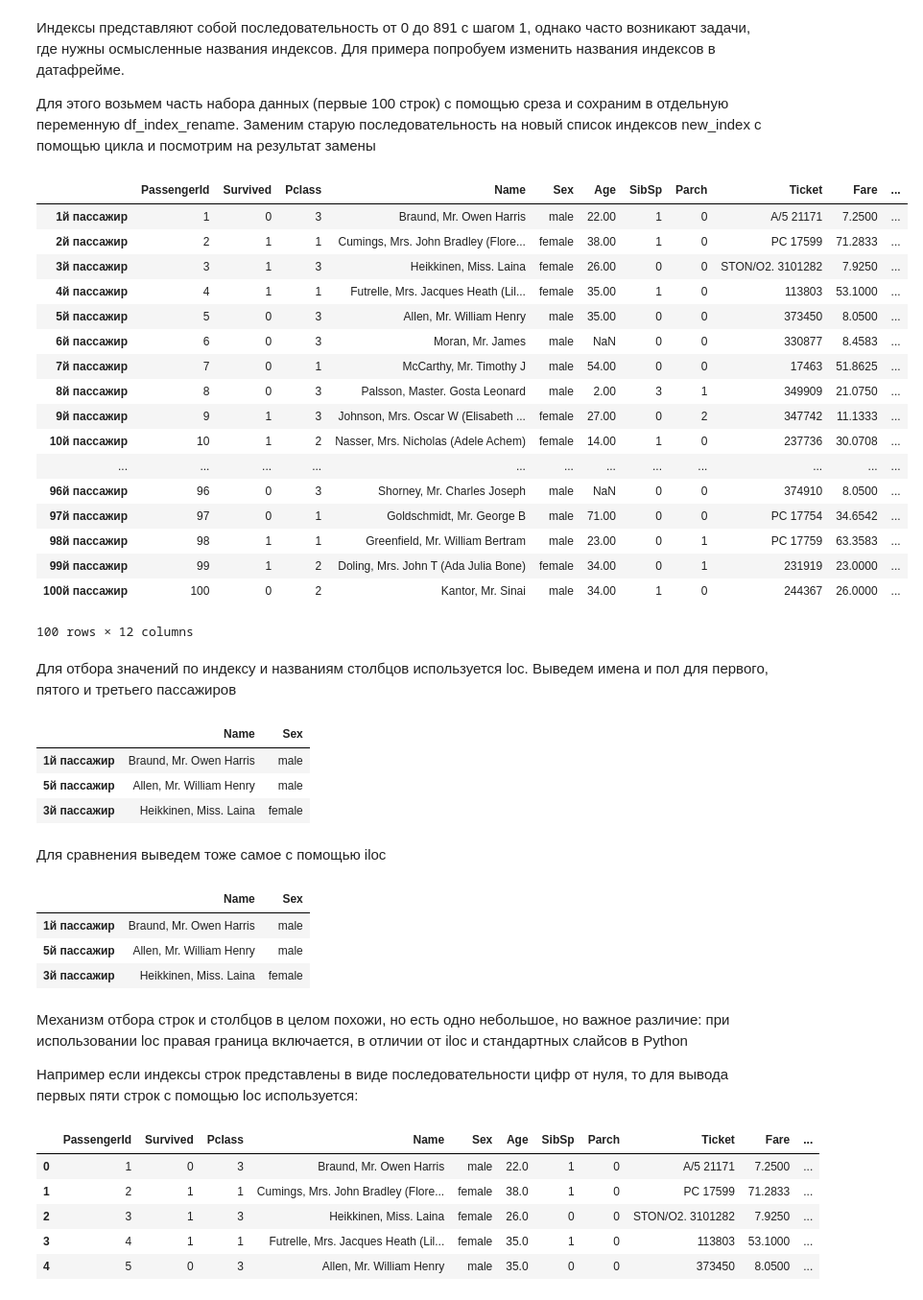
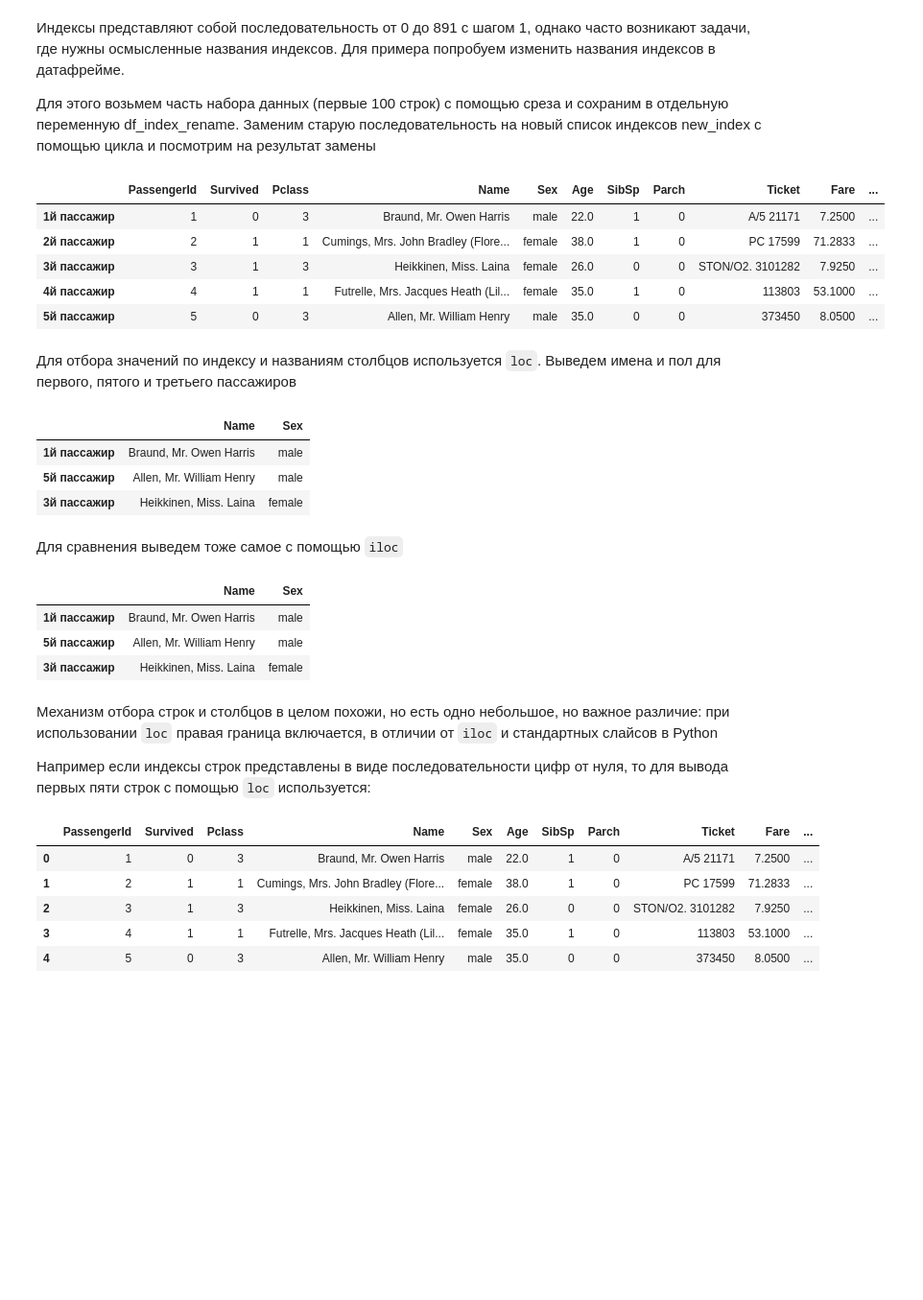
Before and after one commit to Kereat/Notes, a Jupyter notebook: 2. Введение в Pandas/Pandas.ipynb, the cells around one changed output. Shown: that part at 96% size. Drawn from its saved outputs; the diff is of its cells as text; code cells hidden in the pictures; blank space fills up the shorter version.

```diff
--- a/2. Введение в Pandas/Pandas.ipynb
+++ b/2. Введение в Pandas/Pandas.ipynb
@@ -14,3 +88,3 @@ import numpy as np
 # %%
-df = pd.read_csv('train.csv')
+df = pd.read_csv('../Data/Titanic/train.csv')
 # %% [markdown]
@@ -301,34 +379,22 @@ RangeIndex(start=0, stop=891, step=1)
 # %%
 df_index_rename = df.iloc[0:100]
 new_index = []
 i = 1
 while i <  df_index_rename.shape[0] + 1:
     new_index.append(str(i) + 'й пассажир')
     i += 1
 df_index_rename.index = new_index
 
-df_index_rename
+df_index_rename.head()
 # %% [output]
 |  | PassengerId | Survived | Pclass | Name | Sex | Age | SibSp | Parch | Ticket | Fare | ... |
-| 1й пассажир | 1 | 0 | 3 | Braund, Mr. Owen Harris | male | 22.00 | 1 | 0 | A/5 21171 | 7.2500 | ... |
-| 2й пассажир | 2 | 1 | 1 | Cumings, Mrs. John Bradley (Flore... | female | 38.00 | 1 | 0 | PC 17599 | 71.2833 | ... |
-| 3й пассажир | 3 | 1 | 3 | Heikkinen, Miss. Laina | female | 26.00 | 0 | 0 | STON/O2. 3101282 | 7.9250 | ... |
-| 4й пассажир | 4 | 1 | 1 | Futrelle, Mrs. Jacques Heath (Lil... | female | 35.00 | 1 | 0 | 113803 | 53.1000 | ... |
-| 5й пассажир | 5 | 0 | 3 | Allen, Mr. William Henry | male | 35.00 | 0 | 0 | 373450 | 8.0500 | ... |
-| 6й пассажир | 6 | 0 | 3 | Moran, Mr. James | male | NaN | 0 | 0 | 330877 | 8.4583 | ... |
-| 7й пассажир | 7 | 0 | 1 | McCarthy, Mr. Timothy J | male | 54.00 | 0 | 0 | 17463 | 51.8625 | ... |
-| 8й пассажир | 8 | 0 | 3 | Palsson, Master. Gosta Leonard | male | 2.00 | 3 | 1 | 349909 | 21.0750 | ... |
-| 9й пассажир | 9 | 1 | 3 | Johnson, Mrs. Oscar W (Elisabeth ... | female | 27.00 | 0 | 2 | 347742 | 11.1333 | ... |
-| 10й пассажир | 10 | 1 | 2 | Nasser, Mrs. Nicholas (Adele Achem) | female | 14.00 | 1 | 0 | 237736 | 30.0708 | ... |
-| ... | ... | ... | ... | ... | ... | ... | ... | ... | ... | ... | ... |
-| 96й пассажир | 96 | 0 | 3 | Shorney, Mr. Charles Joseph | male | NaN | 0 | 0 | 374910 | 8.0500 | ... |
-| 97й пассажир | 97 | 0 | 1 | Goldschmidt, Mr. George B | male | 71.00 | 0 | 0 | PC 17754 | 34.6542 | ... |
-| 98й пассажир | 98 | 1 | 1 | Greenfield, Mr. William Bertram | male | 23.00 | 0 | 1 | PC 17759 | 63.3583 | ... |
-| 99й пассажир | 99 | 1 | 2 | Doling, Mrs. John T (Ada Julia Bone) | female | 34.00 | 0 | 1 | 231919 | 23.0000 | ... |
-| 100й пассажир | 100 | 0 | 2 | Kantor, Mr. Sinai | male | 34.00 | 1 | 0 | 244367 | 26.0000 | ... |
+| 1й пассажир | 1 | 0 | 3 | Braund, Mr. Owen Harris | male | 22.0 | 1 | 0 | A/5 21171 | 7.2500 | ... |
+| 2й пассажир | 2 | 1 | 1 | Cumings, Mrs. John Bradley (Flore... | female | 38.0 | 1 | 0 | PC 17599 | 71.2833 | ... |
+| 3й пассажир | 3 | 1 | 3 | Heikkinen, Miss. Laina | female | 26.0 | 0 | 0 | STON/O2. 3101282 | 7.9250 | ... |
+| 4й пассажир | 4 | 1 | 1 | Futrelle, Mrs. Jacques Heath (Lil... | female | 35.0 | 1 | 0 | 113803 | 53.1000 | ... |
+| 5й пассажир | 5 | 0 | 3 | Allen, Mr. William Henry | male | 35.0 | 0 | 0 | 373450 | 8.0500 | ... |
-100 rows × 12 columns
 # %% [markdown]
-Для отбора значений по индексу и названиям столбцов используется loc. Выведем имена и пол для первого, пятого и третьего пассажиров
+Для отбора значений по индексу и названиям столбцов используется <code>loc</code>. Выведем имена и пол для первого, пятого и третьего пассажиров
 # %%
 df_index_rename.loc[['1й пассажир', '5й пассажир', '3й пассажир'], ['Name', 'Sex']]
 # %% [output]
@@ -337,7 +403,7 @@ df_index_rename.loc[['1й пассажир', '5й пассажир', '3й пас
 | 5й пассажир | Allen, Mr. William Henry | male |
 | 3й пассажир | Heikkinen, Miss. Laina | female |
 # %% [markdown]
-Для сравнения выведем тоже самое с помощью iloc
+Для сравнения выведем тоже самое с помощью <code>iloc</code>
 # %%
 df_index_rename.iloc[[0, 4, 2], [3, 4]]
 # %% [output]
@@ -346,9 +412,9 @@ df_index_rename.iloc[[0, 4, 2], [3, 4]]
 | 5й пассажир | Allen, Mr. William Henry | male |
 | 3й пассажир | Heikkinen, Miss. Laina | female |
 # %% [markdown]
-Механизм отбора строк и столбцов в целом похожи, но есть одно небольшое, но важное различие: при использовании loc правая граница включается, в отличии от iloc и стандартных слайсов в Python
+Механизм отбора строк и столбцов в целом похожи, но есть одно небольшое, но важное различие: при использовании <code>loc</code> правая граница включается, в отличии от <code>iloc</code> и стандартных слайсов в Python
 
-Например если индексы строк представлены в виде последовательности цифр от нуля, то для вывода первых пяти строк с помощью loc используется:
+Например если индексы строк представлены в виде последовательности цифр от нуля, то для вывода первых пяти строк с помощью <code>loc</code> используется:
 # %%
 df.loc[:4]
 # %% [output]
```
Also changed, not shown: parts of 129 cells of this notebook.
